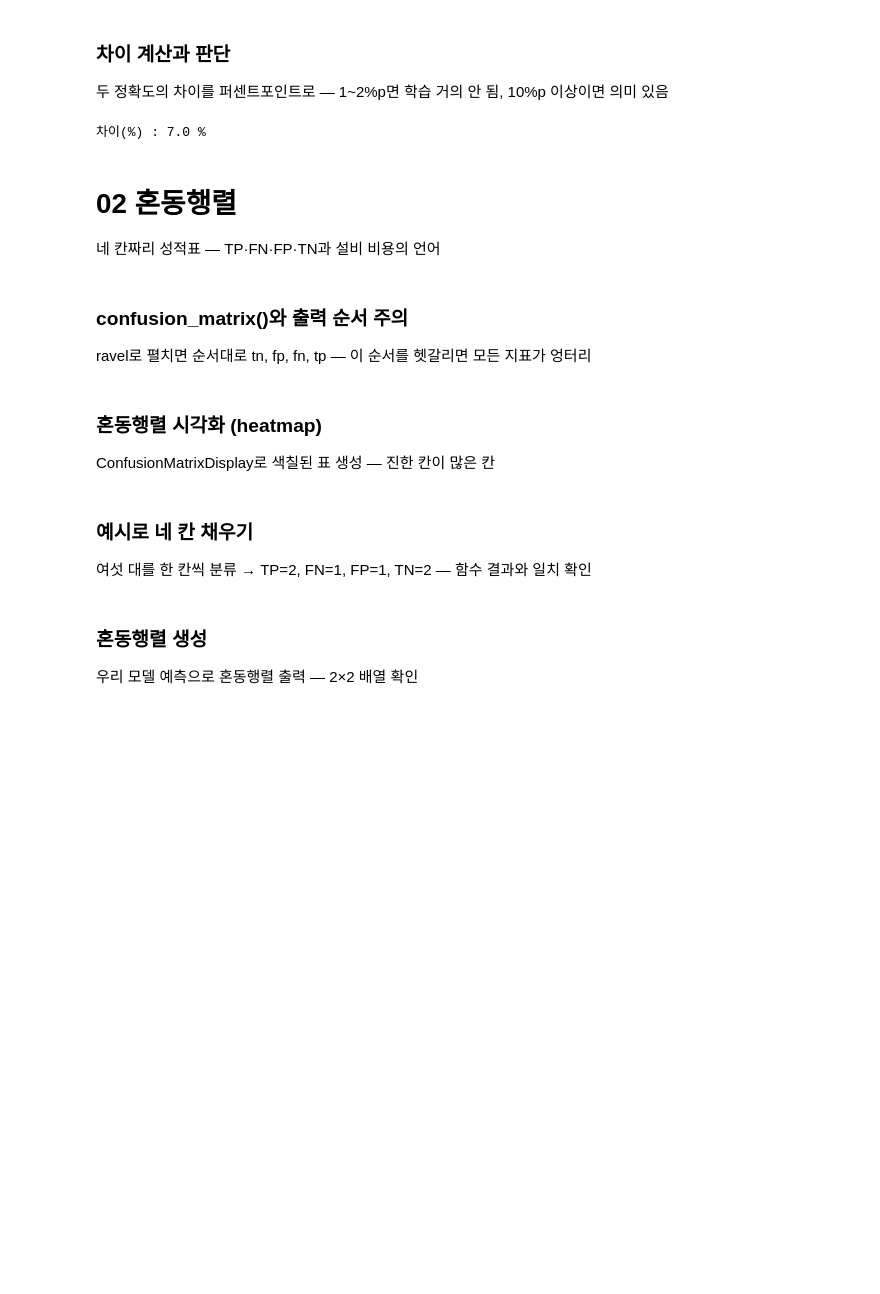
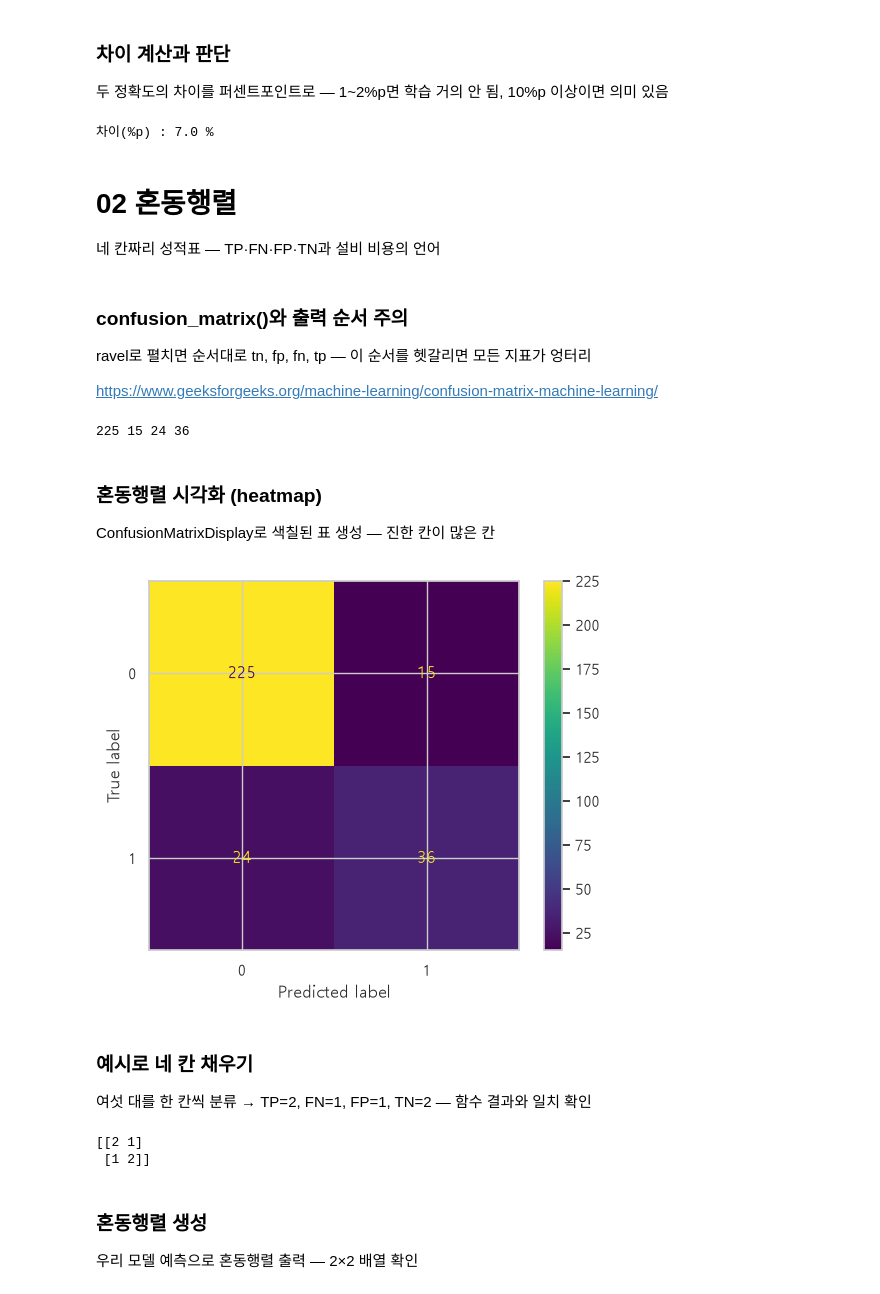
Before and after one commit to cdjung515sj-coder/KNA-Data-analysis-1st, a Jupyter notebook: 2. practice/07_domain_Predictive_Maintenance/28_01_260911.ipynb, the cells around one changed output. Drawn from its saved outputs; the diff is of its cells as text; code cells hidden in the pictures; blank space fills up the shorter version.

Commit message:
혼동 행렬 tn, fp, fn, tp = cm.ravel() — 순서 엄수, 놓친 고장(FN) 가 가장 중요하다

```diff
--- a/2. practice/07_domain_Predictive_Maintenance/28_01_260911.ipynb
+++ b/2. practice/07_domain_Predictive_Maintenance/28_01_260911.ipynb
@@ -351,29 +351,62 @@ print(f"우리 모델 : {model_acc}")
 
 gap = model_acc - dummy_acc
 
-print(f"차이(%) : {round(gap *100, 2)} %")
+print(f"차이(%p) : {round(gap *100, 2)} %")
 
 # 이 차이가 크면 모델이 베이스라인을 넘어 진짜 학습한 것
 # %% [output]
-차이(%) : 7.0 %
+차이(%p) : 7.0 %
 # %% [markdown]
 # 02 혼동행렬
 네 칸짜리 성적표 — TP·FN·FP·TN과 설비 비용의 언어
 # %% [markdown]
 ### confusion_matrix()와 출력 순서 주의
 ravel로 펼치면 순서대로 tn, fp, fn, tp — 이 순서를 헷갈리면 모든 지표가 엉터리
+
+https://www.geeksforgeeks.org/machine-learning/confusion-matrix-machine-learning/
 # %%
 # 코드
+from sklearn.metrics import confusion_matrix
+cm = confusion_matrix(y_test, y_pred)
+tn, fp, fn, tp = cm.ravel()  # 순서 중요
+print(tn, fp, fn, tp)
+
+# 가장 심각하게 봐야할 것은 fn(고장을 정상일거라 예측하는 경우)
+# %% [output]
+225 15 24 36
 # %% [markdown]
 ### 혼동행렬 시각화 (heatmap)
 ConfusionMatrixDisplay로 색칠된 표 생성 — 진한 칸이 많은 칸
 # %%
 # 코드
+from sklearn.metrics import ConfusionMatrixDisplay
+import matplotlib.pyplot as plt
+ConfusionMatrixDisplay(cm).plot()
+plt.show()
+
+
+# 혼동 행렬은 위치가 중요함 3번 위치를 가장먼저 봐야함
+# %% [output]
+[figure, added]
 # %% [markdown]
 ### 예시로 네 칸 채우기
 여섯 대를 한 칸씩 분류 → TP=2, FN=1, FP=1, TN=2 — 함수 결과와 일치 확인
 # %%
 # 코드
+
+y_true = [ 1, 0, 1, 1, 0 ,0 ]
+y_hat = [ 1, 0, 0, 1, 1 ,0 ]
+
+# 직접 분류를 해보면
+# TP = 2개, FN = 1개, FP = 1개, TN = 2개
+
+print(confusion_matrix(y_true, y_hat))
+
+# [[2 1]
+#  [1 2]]   <= 1 부분을 열심히 봐야함
+# %% [output]
+[[2 1]
+ [1 2]]
 # %% [markdown]
 ### 혼동행렬 생성
 우리 모델 예측으로 혼동행렬 출력 — 2×2 배열 확인
```
Also changed, not shown: parts of 5 cells of this notebook.
